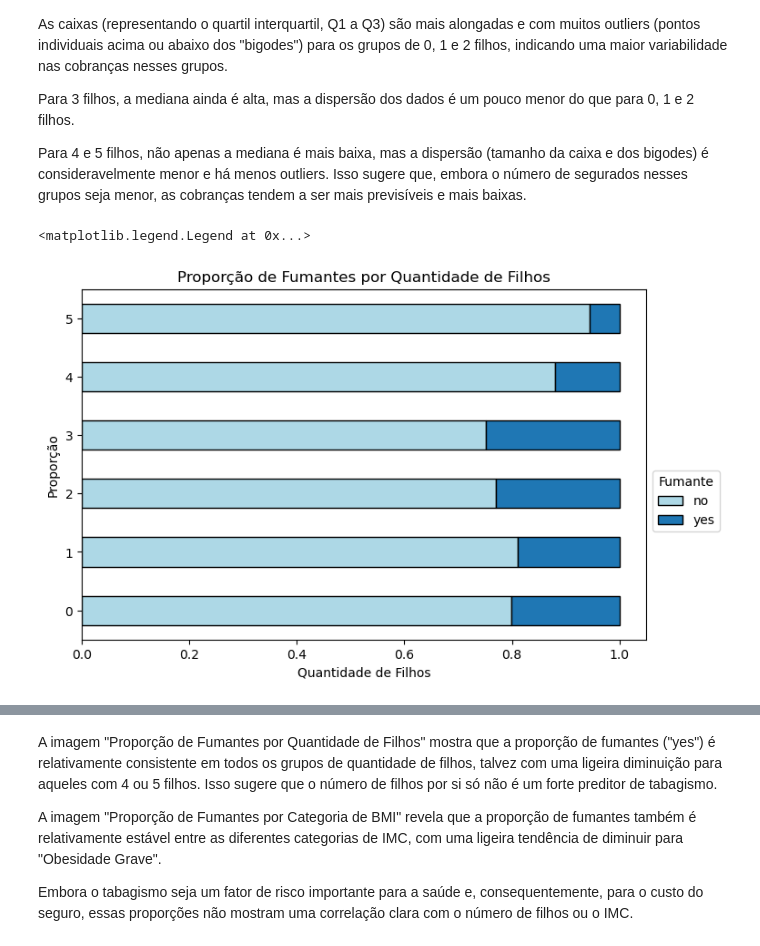
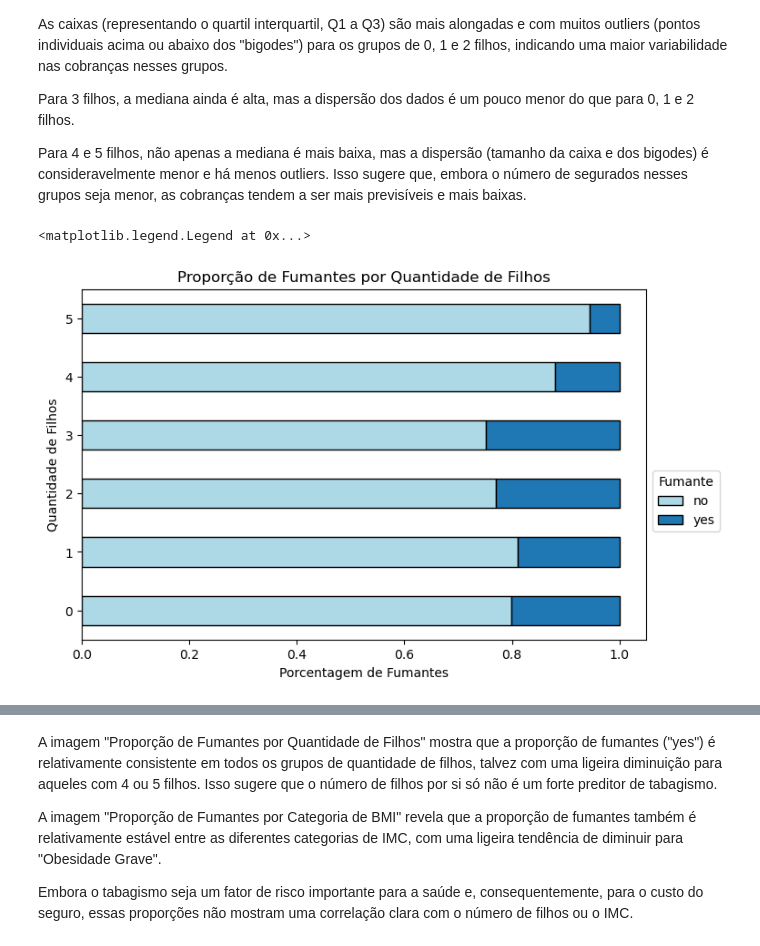
Before and after one commit to thiagofernandes101/ProjetosFiap, a Jupyter notebook: TechChallenge/Fase1/health_insurance/health_insurance.ipynb, the cells around one changed output, grey strips where cells are left out. Cells and saved outputs as stored; diff of their text form; code cells hidden in the pictures.

Commit message:
Correção do gráfico Proporção de Fumantes por Categoria de BMI e filhos

```diff
--- a/TechChallenge/Fase1/health_insurance/health_insurance.ipynb
+++ b/TechChallenge/Fase1/health_insurance/health_insurance.ipynb
@@ -341,13 +341,13 @@ Para 4 e 5 filhos, não apenas a mediana é mais baixa, mas a dispersão (tamanh
 # %%
 fig, axes = plt.subplots(figsize=(8, 5))
 
 smoker_by_children = dataset.groupby(['children', 'smoker']).size().unstack(fill_value=0)
 smoker_by_children_prop = smoker_by_children.div(smoker_by_children.sum(axis=1), axis=0)
 smoker_by_children_prop.plot(kind='barh', stacked=True, color=['lightblue', '#1f77b4'], edgecolor='black', ax=axes)
 axes.set_title('Proporção de Fumantes por Quantidade de Filhos')
-axes.set_xlabel('Quantidade de Filhos')
-axes.set_ylabel('Proporção')
+axes.set_xlabel('Porcentagem de Fumantes')
+axes.set_ylabel('Quantidade de Filhos')
 axes.legend(title='Fumante', bbox_to_anchor=(1, 0.5))
 # %% [output]
 <matplotlib.legend.Legend at 0x...>
-[figure, old version]
+[figure, new version]
```
Also changed, not shown: parts of 2 cells of this notebook.
